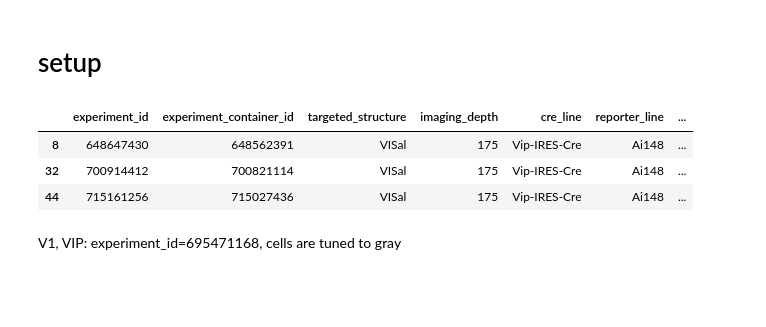
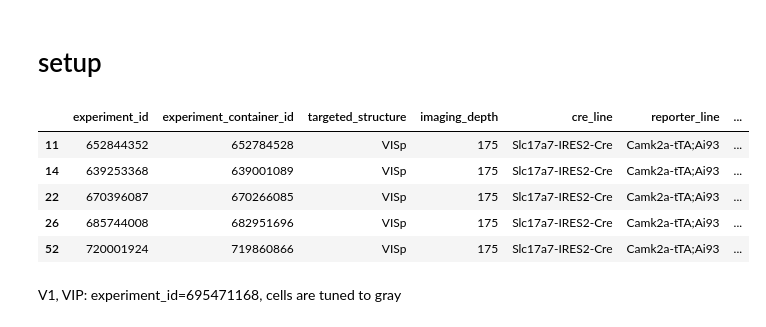
Before and after one commit to hanshuting/swdb_2018_tools, a Jupyter notebook: theory_project/tuning_curve_analysis.ipynb, the cells around one changed output. Cells and saved outputs as stored; diff of their text form; code cells hidden in the pictures; blank space fills up the shorter version.

```diff
--- a/theory_project/tuning_curve_analysis.ipynb
+++ b/theory_project/tuning_curve_analysis.ipynb
@@ -28,16 +28,18 @@ manifest_file = 'visual_behavior_data_manifest.csv'
 manifest = pd.read_csv(os.path.join(drive_path,manifest_file))
 # %%
 # find experiment ids
-targeted_structure = 'VISal'
-# cre_line = 'Slc17a7-IRES2-Cre'
-cre_line = 'Vip-IRES-Cre'
+targeted_structure = 'VISp'
+cre_line = 'Slc17a7-IRES2-Cre'
+# cre_line = 'Vip-IRES-Cre'
 session_type = 'behavior_session_A'
 manifest[(manifest['targeted_structure']==targeted_structure) & (manifest['cre_line']==cre_line) & (manifest['session_type']==session_type)]
 # %% [output]
 |  | experiment_id | experiment_container_id | targeted_structure | imaging_depth | cre_line | reporter_line | ... |
-| 8 | 648647430 | 648562391 | VISal | 175 | Vip-IRES-Cre | Ai148 | ... |
-| 32 | 700914412 | 700821114 | VISal | 175 | Vip-IRES-Cre | Ai148 | ... |
-| 44 | 715161256 | 715027436 | VISal | 175 | Vip-IRES-Cre | Ai148 | ... |
+| 11 | 652844352 | 652784528 | VISp | 175 | Slc17a7-IRES2-Cre | Camk2a-tTA;Ai93 | ... |
+| 14 | 639253368 | 639001089 | VISp | 175 | Slc17a7-IRES2-Cre | Camk2a-tTA;Ai93 | ... |
+| 22 | 670396087 | 670266085 | VISp | 175 | Slc17a7-IRES2-Cre | Camk2a-tTA;Ai93 | ... |
+| 26 | 685744008 | 682951696 | VISp | 175 | Slc17a7-IRES2-Cre | Camk2a-tTA;Ai93 | ... |
+| 52 | 720001924 | 719860866 | VISp | 175 | Slc17a7-IRES2-Cre | Camk2a-tTA;Ai93 | ... |
 # %% [markdown]
 V1, VIP: experiment_id=695471168, cells are tuned to gray
 # %%
```
Also changed, not shown: parts of 9 cells of this notebook.
